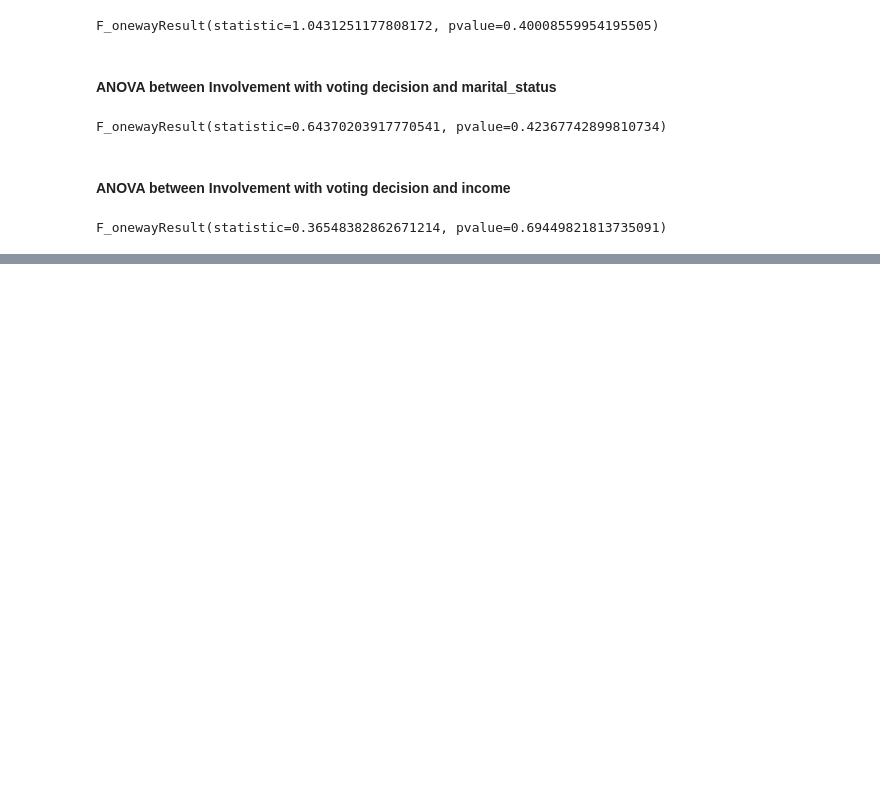
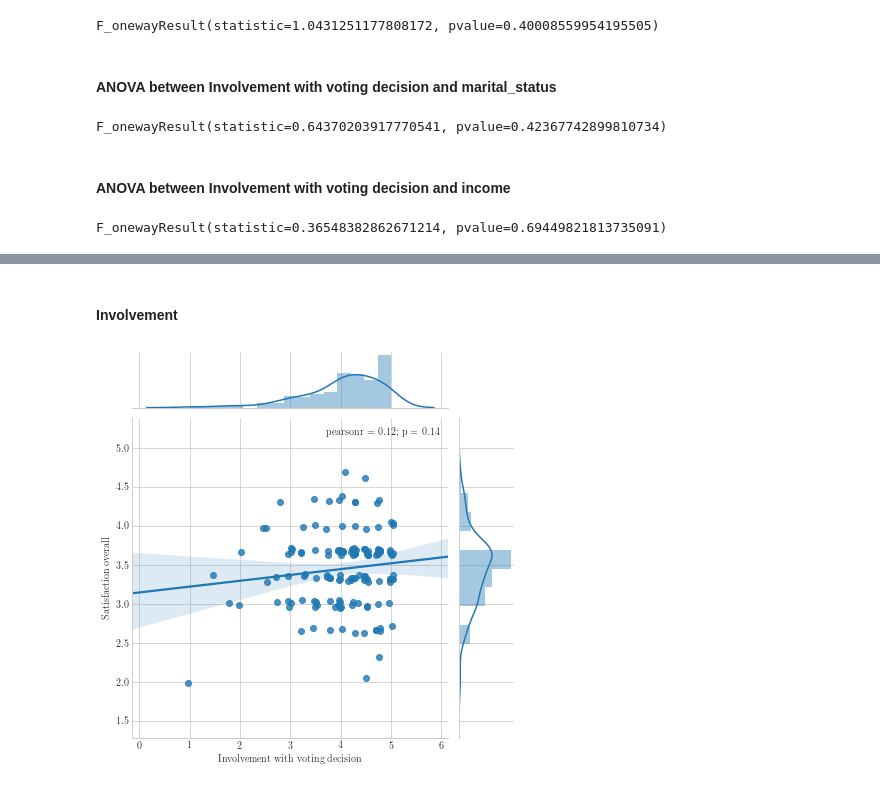
Before and after one commit to iyedg/municipal_elections_tunisia_2018, a Jupyter notebook: Tunisian municipal elections 2018.ipynb, the cells around one changed output, grey strips where cells are left out. Drawn from its saved outputs; the diff is of its cells as text; code cells hidden in the pictures; blank space fills up the shorter version.

```diff
--- a/Tunisian municipal elections 2018.ipynb
+++ b/Tunisian municipal elections 2018.ipynb
@@ -572,0 +619,7 @@ F_onewayResult(statistic=0.36548382862671214, pvalue=0.69449821813735091)
+# %% [markdown]
+#### Involvement
+# %%
+lreg("involvement_score", "satisfaction_overall_score",
+     "Involvement with voting decision", "Satisfaction overall", save=True)
+# %% [output]
+[figure, added]
```
Also changed, not shown: parts of 29 cells of this notebook.
